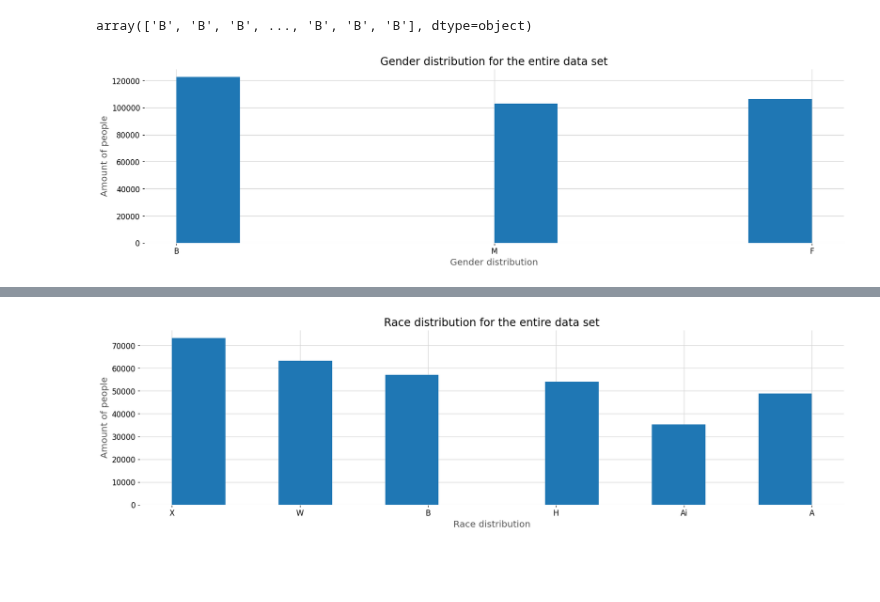
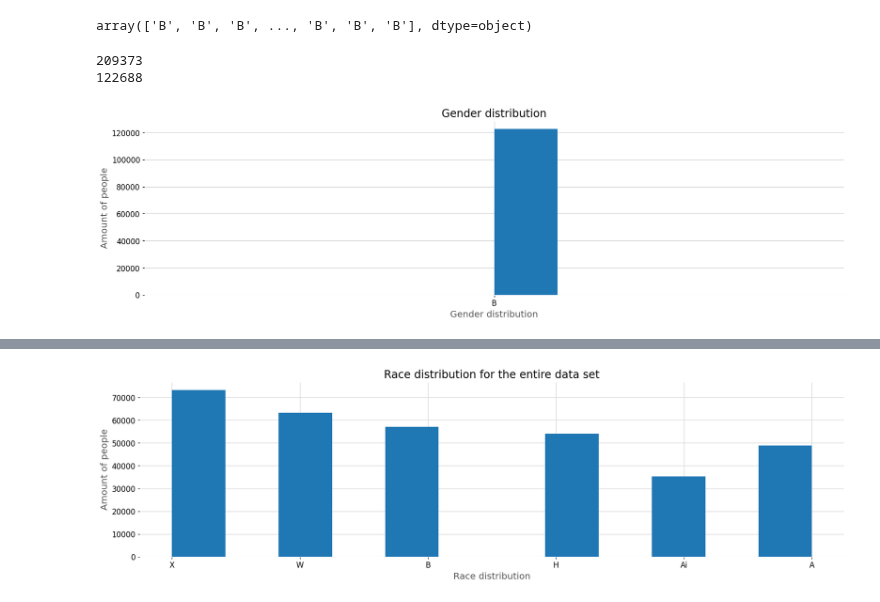
Before and after one commit to ezztherose/TIA-Scraping, a Jupyter notebook: notebooks/institution.ipynb, the cells around one changed output, grey strips where cells are left out. Cells and saved outputs as stored; diff of their text form; code cells hidden in the pictures; blank space fills up the shorter version.

```diff
--- a/notebooks/institution.ipynb
+++ b/notebooks/institution.ipynb
@@ -186,5 +199,5 @@ array(['X', 'X', 'X', ..., 'X', 'X', 'X'], dtype=object)
 # %%
-gen = np.array(df_clean['gender'])
-gen
+gender_raw = np.array(df_clean['gender'])
+gender_raw
 # %% [output]
 array(['B', 'B', 'B', ..., 'B', 'B', 'B'], dtype=object)
@@ -193,10 +204,25 @@ lst_tit = list(df_clean['gender'])
+# %%
+temp_lst_gender = []
+temp_lst_all = []
+
+for i in range(len(gender_raw)):
+    if gender_raw[i] == 'F' or gender_raw[i] == 'M':
+        temp_lst_gender.append(gender_raw[i])
+    else:
+        temp_lst_all.append(gender_raw[i])
+
+print(len(temp_lst_gender))
+print(len(temp_lst_all))
+# %% [output]
+209373
+122688
 # %%
-plt.hist(df_clean['gender'])
+plt.hist(temp_lst_all)
 plt.ylim()
 plt.yticks()
-plt.title('Gender distribution for the entire data set')
+plt.title('Gender distribution')
 plt.ylabel('Amount of people')
 plt.xlabel('Gender distribution')
 plt.show()
 # %% [output]
-[figure, old version]
+[figure, new version]
```
Also changed, not shown: parts of 28 cells of this notebook.
